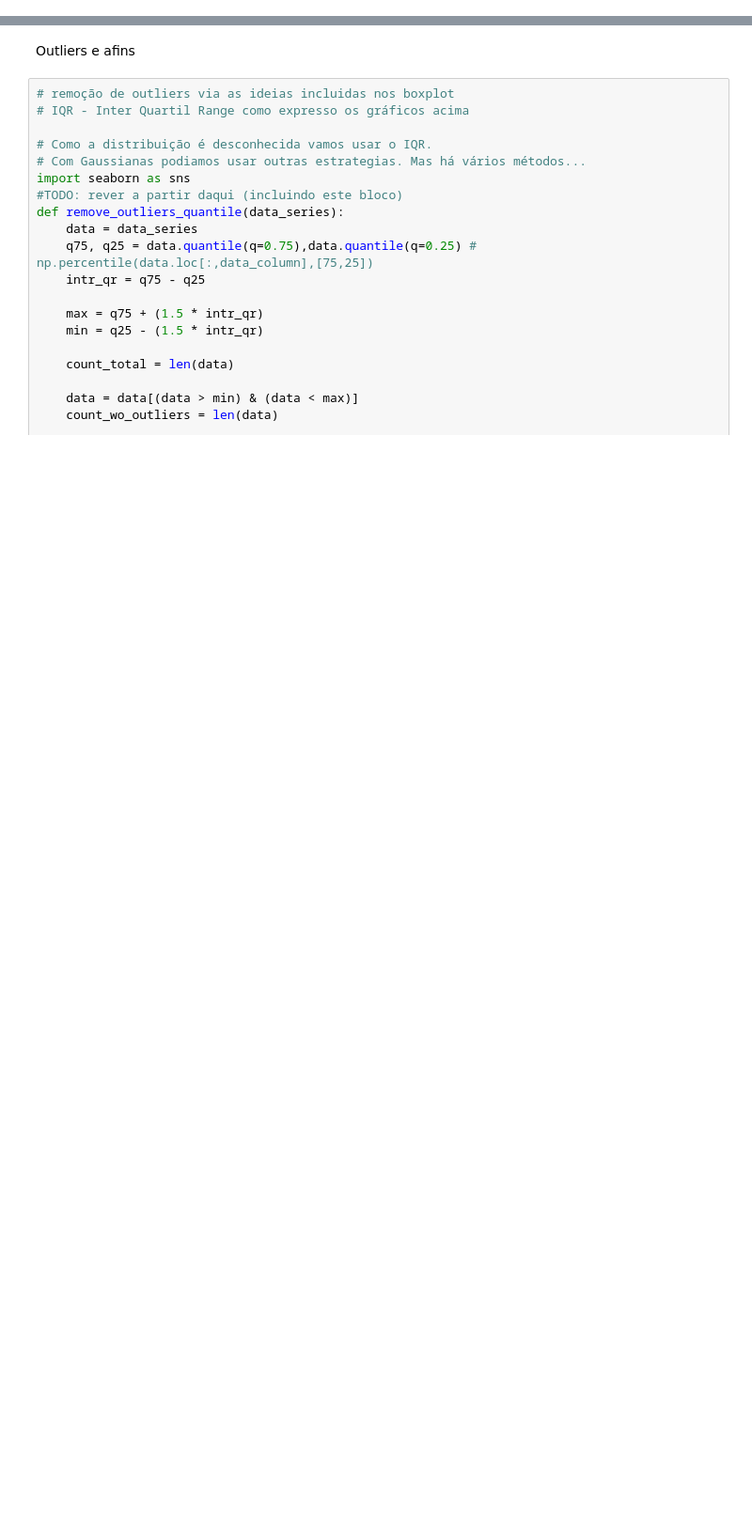
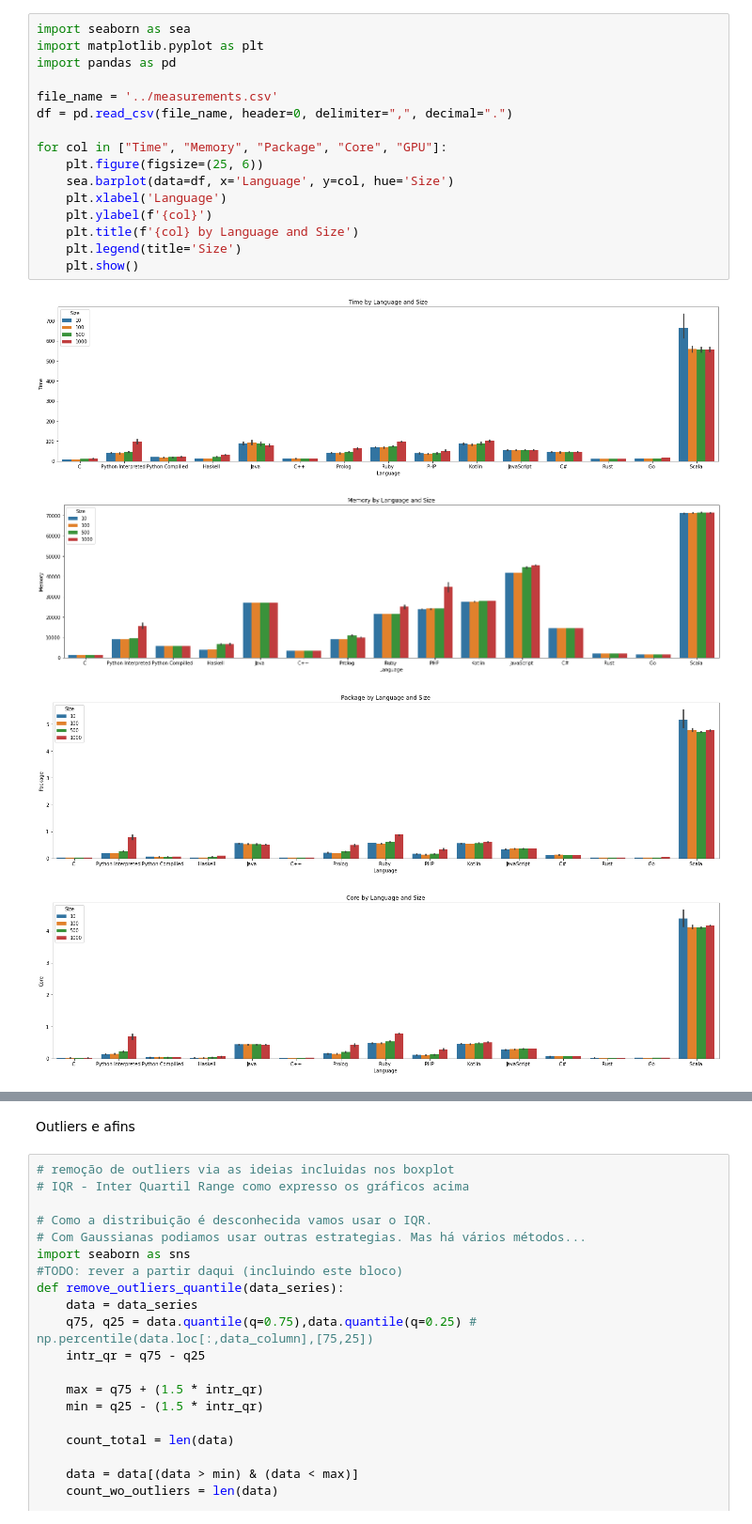
Before and after one commit to realRunlo/EnergyMeasurement, a Jupyter notebook: notebooks/statistics.ipynb, the cells around one changed output, grey strips where cells are left out. Shown: that part at 94% size. Cells and saved outputs as stored; diff of their text form; blank space fills up the shorter version.

```diff
--- a/notebooks/statistics.ipynb
+++ b/notebooks/statistics.ipynb
@@ -38,0 +46,21 @@ SelectionSort.sh    0.518875    0.605103
+# %%
+import seaborn as sea
+import matplotlib.pyplot as plt
+import pandas as pd
+
+file_name = '../measurements.csv'
+df = pd.read_csv(file_name, header=0, delimiter=",", decimal=".")
+
+for col in ["Time", "Memory", "Package", "Core", "GPU"]:
+    plt.figure(figsize=(25, 6))
+    sea.barplot(data=df, x='Language', y=col, hue='Size')
+    plt.xlabel('Language')
+    plt.ylabel(f'{col}')
+    plt.title(f'{col} by Language and Size')
+    plt.legend(title='Size')
+    plt.show()
+# %% [output]
+[figure, added]
+[figure, added]
+[figure, added]
+[figure, added]
```
Also changed, not shown: parts of 6 cells of this notebook.
